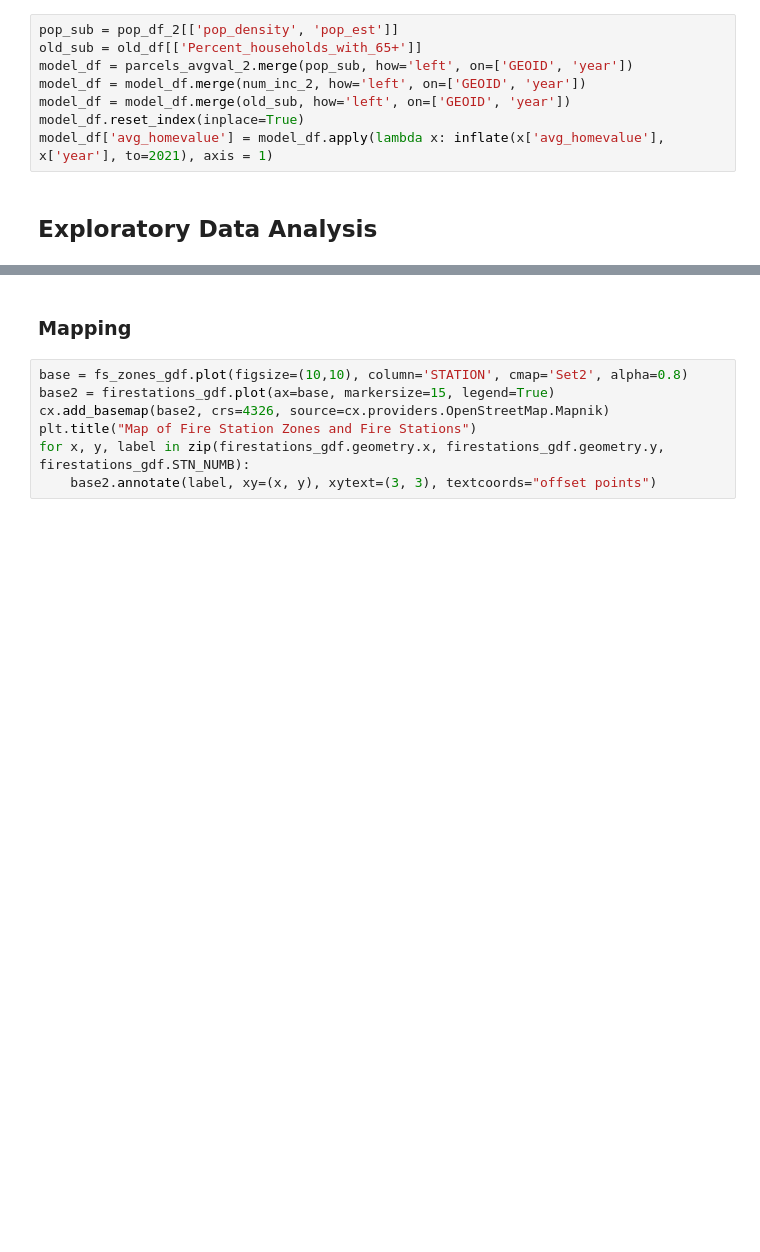
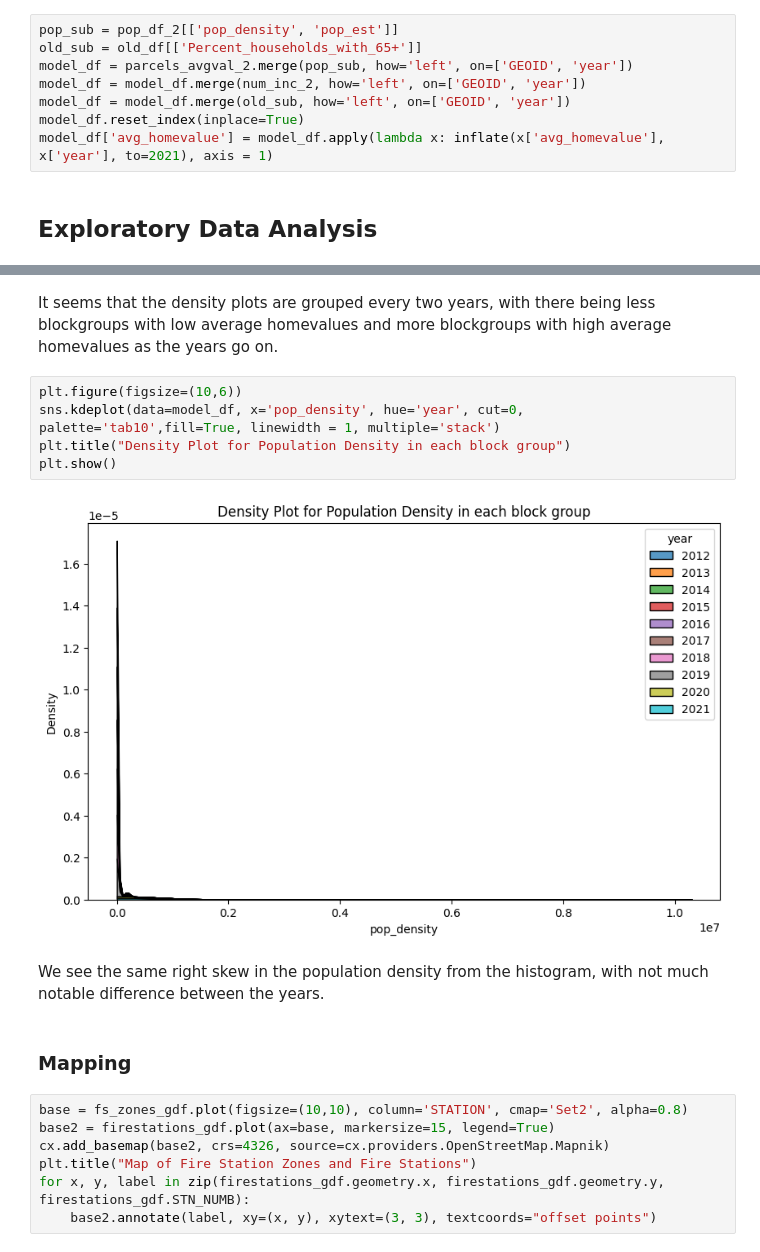
Before and after one commit to jordanlauritzen2/CRFR_Sp24_Project, a Jupyter notebook: CRFR_notebook.ipynb, the cells around one changed output, grey strips where cells are left out. Cells and saved outputs as stored; diff of their text form; blank space fills up the shorter version.

```diff
--- a/CRFR_notebook.ipynb
+++ b/CRFR_notebook.ipynb
@@ -554,3 +575,14 @@ model_df['avg_homevalue'] = model_df.apply(lambda x: inflate(x['avg_homevalue'],
+# %% [markdown]
+It seems that the density plots are grouped every two years, with there being less blockgroups with low average homevalues and more blockgroups with high average homevalues as the years go on.
+# %%
+plt.figure(figsize=(10,6))
+sns.kdeplot(data=model_df, x='pop_density', hue='year', cut=0, palette='tab10',fill=True, linewidth = 1, multiple='stack')
+plt.title("Density Plot for Population Density in each block group")
+plt.show()
+# %% [output]
+[figure, added]
+# %% [markdown]
+We see the same right skew in the population density from the histogram, with not much notable difference between the years.
 # %% [markdown]
 ### Mapping
 # %%
```
Also changed, not shown: parts of 26 cells of this notebook.
